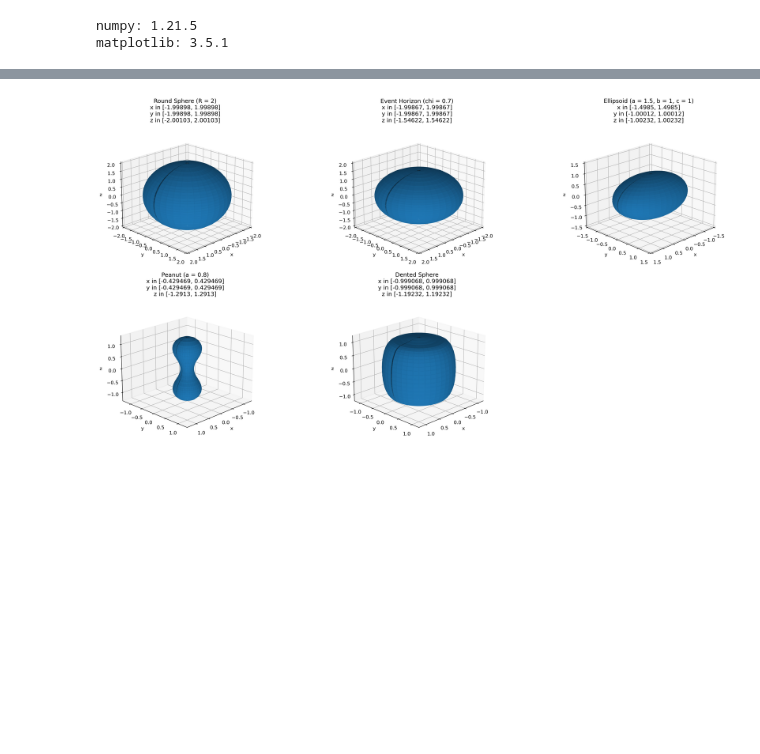
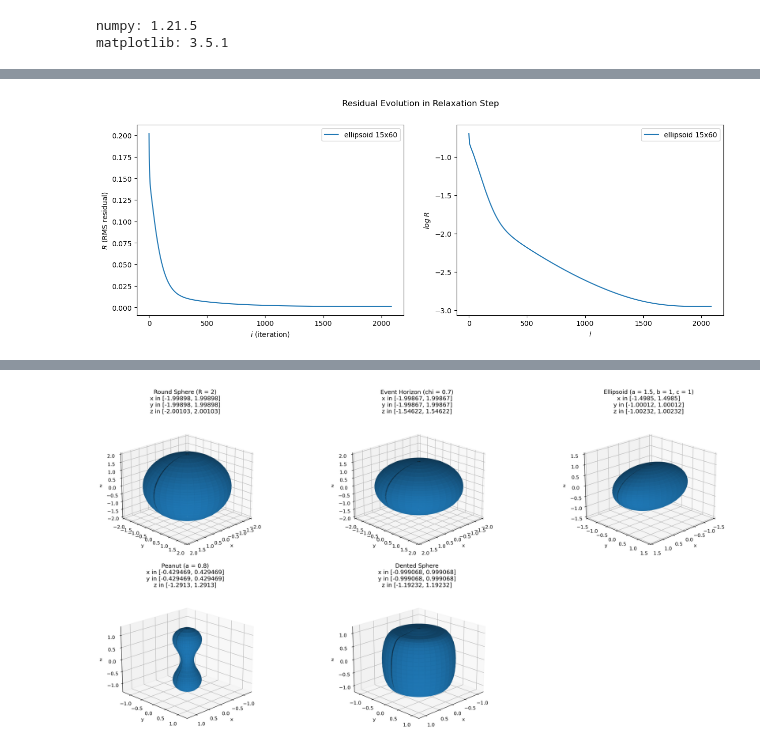
Before and after one commit to iago-mendes/eucled, a Jupyter notebook: src/exercises/08-embedding/assets/plots.ipynb, the cells around one changed output, grey strips where cells are left out. Saved outputs shown, nothing was run; the diff lists cells and outputs as text; code cells hidden in the pictures; blank space fills up the shorter version.

```diff
--- a/src/exercises/08-embedding/assets/plots.ipynb
+++ b/src/exercises/08-embedding/assets/plots.ipynb
@@ -84,3 +16,45 @@ plt.show()
+# %%
+# RESIDUAL EVOLUTION
+
+fig, (ax1, ax2) = plt.subplots(1,2)
+
+entries = [
+	[np.genfromtxt('residuals_ellipsoid_15x60.csv', delimiter=','), 'ellipsoid 15x60'],
+]
+
+
+for entry in entries:
+	i_values = entry[0][:,0]
+	residuals = entry[0][:,1]
+	# log_i_values = []
+	log_residuals = []
+
+	label = entry[1]
+
+	# for i in i_values:
+	# 	log_i_values.append(np.log(i) / np.log(10))
+
+	for residual in residuals:
+		log_residuals.append(np.log(residual) / np.log(10))
+
+	ax1.plot(i_values, residuals, label = label)
+	ax1.set(xlabel='$i$ (iteration)', ylabel='$R$ (RMS residual)')
+
+
+	ax2.plot(i_values, log_residuals, label = label)
+	ax2.set(xlabel='$i$', ylabel='$log \; R$')
+	# ax2.plot(log_i_values, log_residuals)
+	# ax2.set(xlabel='$\log \; i$', ylabel='$\log \; R$')
+
+fig.suptitle('Residual Evolution in Relaxation Step')
+fig.set_size_inches(15, 5, forward=True)
+fig.set_dpi(100)
+
+ax1.legend()
+ax2.legend()
+plt.show()
+# %% [output]
+[figure, added]
 # %%
 # RESIDUAL DISTRIBUTION ANIMATION
 
```
Also changed, not shown: parts of 4 cells of this notebook, 3 other files.
